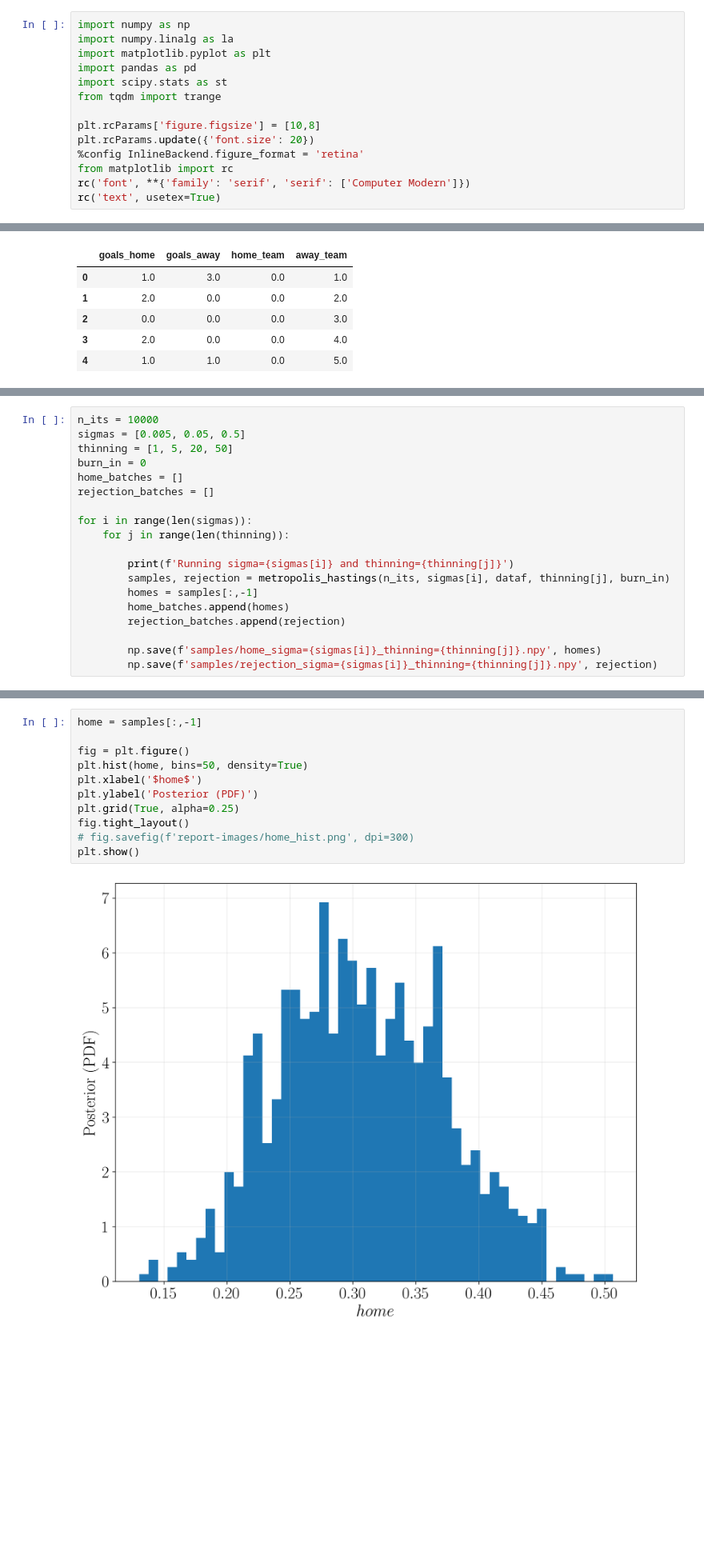
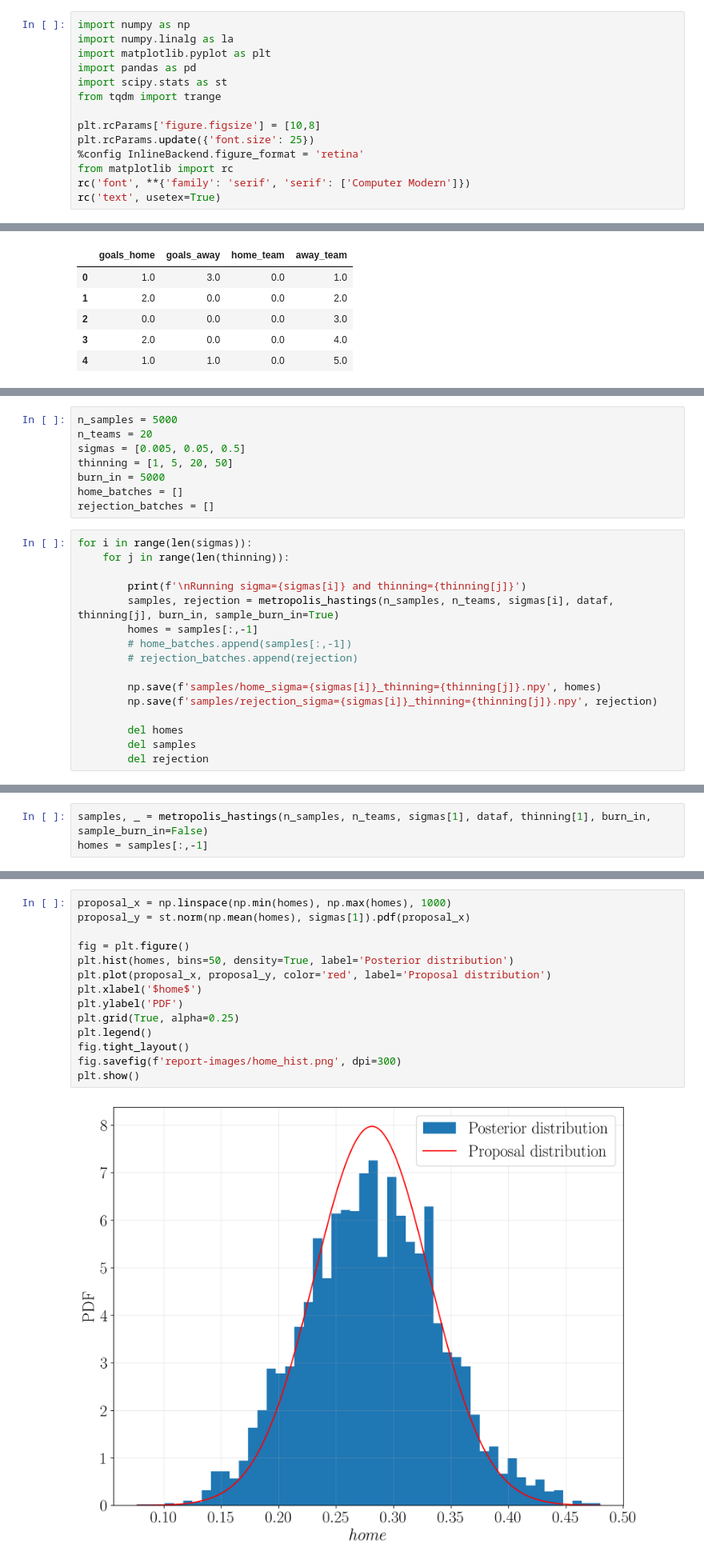
Before and after one commit to erik-norlin/SSY316-Advanced-Probabilistic-Machine-Learning, a Jupyter notebook: take-home-exam/Q2/Q2_notebook.ipynb, the cells around one changed output, grey strips where cells are left out. Shown at 80% size. Drawn from its saved outputs; the diff is of its cells as text; blank space fills up the shorter version.

```diff
--- a/take-home-exam/Q2/Q2_notebook.ipynb
+++ b/take-home-exam/Q2/Q2_notebook.ipynb
@@ -7,7 +7,7 @@ import scipy.stats as st
 from tqdm import trange
 
 plt.rcParams['figure.figsize'] = [10,8]
-plt.rcParams.update({'font.size': 20})
+plt.rcParams.update({'font.size': 25})
 %config InlineBackend.figure_format = 'retina'
 from matplotlib import rc
 rc('font', **{'family': 'serif', 'serif': ['Computer Modern']})
@@ -122,23 +131,28 @@ def metropolis_hastings(n_its, sigma, dataf, thinning, burn_in):
 
     return np.array(samples), np.array(rejection)
+# %%
+n_samples = 5000
+n_teams = 20
+sigmas = [0.005, 0.05, 0.5]
+thinning = [1, 5, 20, 50]
+burn_in = 5000
+home_batches = []
+rejection_batches = []
 # %%
-n_its = 10000
-sigmas = [0.005, 0.05, 0.5]
-thinning = [1, 5, 20, 50]
-burn_in = 0
-home_batches = []
-rejection_batches = []
-
 for i in range(len(sigmas)):
     for j in range(len(thinning)):
 
-        print(f'Running sigma={sigmas[i]} and thinning={thinning[j]}')
-        samples, rejection = metropolis_hastings(n_its, sigmas[i], dataf, thinning[j], burn_in)
+        print(f'\nRunning sigma={sigmas[i]} and thinning={thinning[j]}')
+        samples, rejection = metropolis_hastings(n_samples, n_teams, sigmas[i], dataf, thinning[j], burn_in, sample_burn_in=True)
         homes = samples[:,-1]
-        home_batches.append(homes)
-        rejection_batches.append(rejection)
+        # home_batches.append(samples[:,-1])
+        # rejection_batches.append(rejection)
 
         np.save(f'samples/home_sigma={sigmas[i]}_thinning={thinning[j]}.npy', homes)
         np.save(f'samples/rejection_sigma={sigmas[i]}_thinning={thinning[j]}.npy', rejection)
+
+        del homes
+        del samples
+        del rejection
 # %% [output]
 Running sigma=0.005 and thinning=1
@@ -226,0 +248,3 @@ samples = np.array(samples)
+# %%
+samples, _ = metropolis_hastings(n_samples, n_teams, sigmas[1], dataf, thinning[1], burn_in, sample_burn_in=False)
+homes = samples[:,-1]
@@ -227,14 +254,17 @@ samples = np.array(samples)
 # %%
-home = samples[:,-1]
+proposal_x = np.linspace(np.min(homes), np.max(homes), 1000)
+proposal_y = st.norm(np.mean(homes), sigmas[1]).pdf(proposal_x)
 
 fig = plt.figure()
-plt.hist(home, bins=50, density=True)
+plt.hist(homes, bins=50, density=True, label='Posterior distribution')
+plt.plot(proposal_x, proposal_y, color='red', label='Proposal distribution')
 plt.xlabel('$home$')
-plt.ylabel('Posterior (PDF)')
+plt.ylabel('PDF')
 plt.grid(True, alpha=0.25)
+plt.legend()
 fig.tight_layout()
-# fig.savefig(f'report-images/home_hist.png', dpi=300)
+fig.savefig(f'report-images/home_hist.png', dpi=300)
 plt.show()
 # %% [output]
-[figure, old version]
+[figure, new version]
 # %%
```
Also changed, not shown: parts of 7 cells of this notebook, 45 other files.
